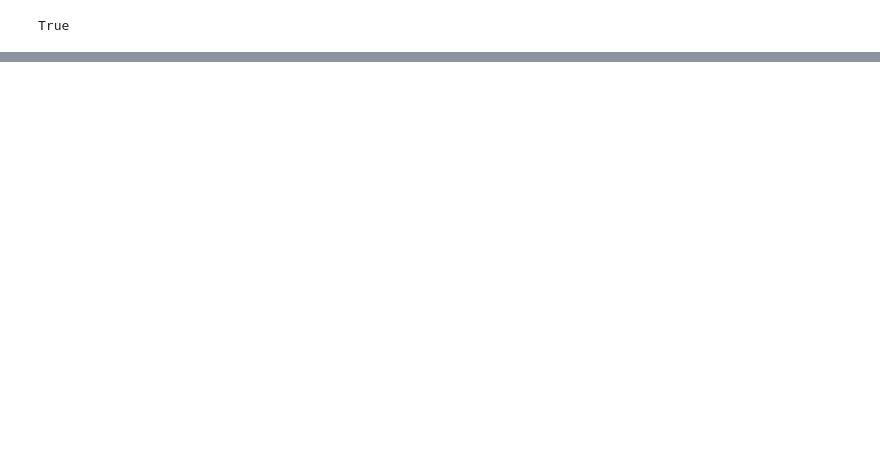
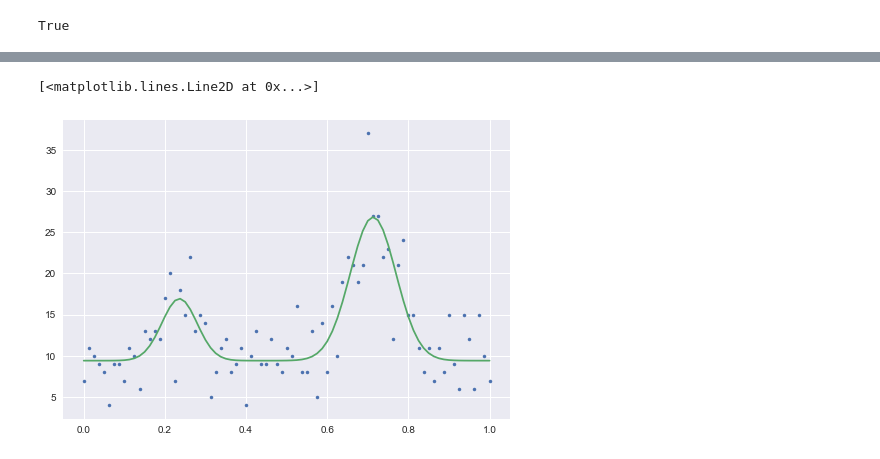
Before and after one commit to david-hoffman/peaks, a Jupyter notebook: notebooks/LM-MLE fitting in Python.ipynb, the cells around one changed output, grey strips where cells are left out. Drawn from its saved outputs; the diff is of its cells as text; code cells hidden in the pictures; blank space fills up the shorter version.

```diff
--- a/notebooks/LM-MLE fitting in Python.ipynb
+++ b/notebooks/LM-MLE fitting in Python.ipynb
@@ -725,2 +744,5 @@ popt_ls, pcov, infodict, errmsg, ier = curve_fit_ls(
 # %%
-%lprun -f update_ls curve_fit_ls(test_func, x, y, p0=pguess, full_output=True, jac=test_func_jac)
+%%time
+popt_dph_mle, pcov, infodict, errmsg, ier = curve_fit_dph(
+    test_func, x_mle, y_mle, p0=pguess, full_output=True,
+    jac=test_func_jac, method="mle")
@@ -726,0 +751,7 @@ popt_ls, pcov, infodict, errmsg, ier = curve_fit_ls(
+# %%
+y_fit_mle = test_func(x, *popt_dph_mle)
+plt.plot(x_mle, y_mle, ".")
+plt.plot(x, y_fit_mle)
+# %% [output]
+[<matplotlib.lines.Line2D at 0x...>]
+[figure, added]
```
Also changed, not shown: parts of 34 cells of this notebook, 1 other file.
